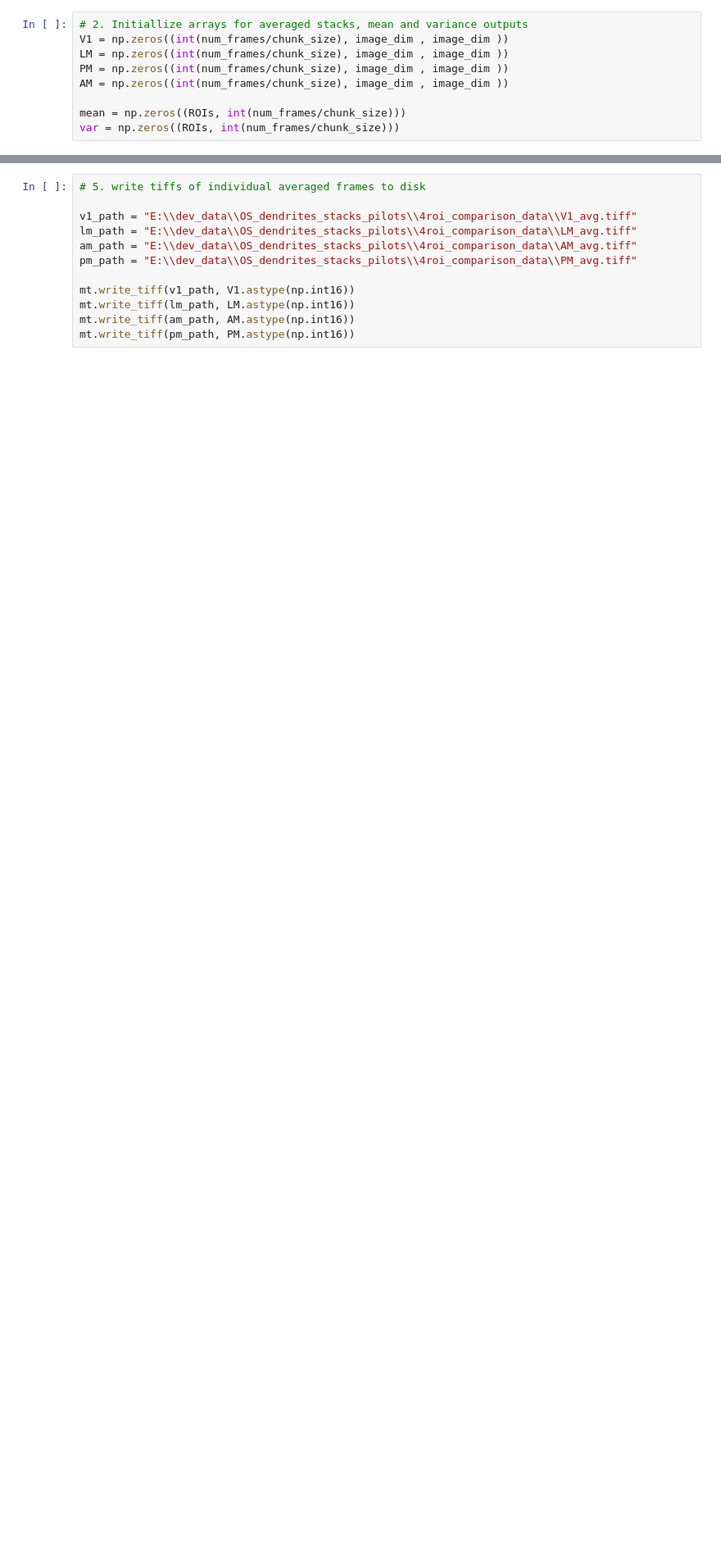
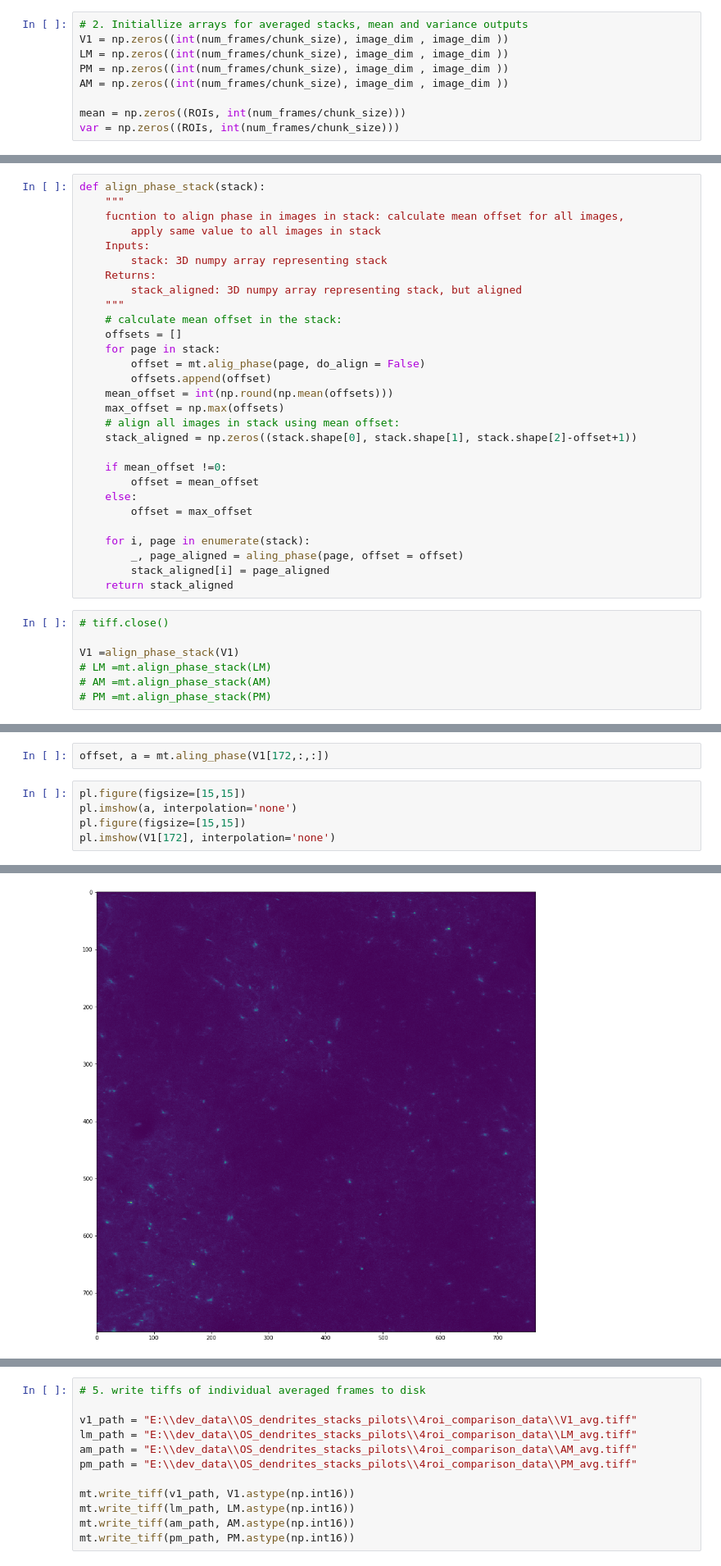
Before and after one commit to nataliaorlova/meso_tools, a Jupyter notebook: meso_tools/notebooks/process_4roi_stack.ipynb, the cells around one changed output, grey strips where cells are left out. Shown at 82% size. Drawn from its saved outputs; the diff is of its cells as text; blank space fills up the shorter version.

Commit message:
align phase debugging

```diff
--- a/meso_tools/notebooks/process_4roi_stack.ipynb
+++ b/meso_tools/notebooks/process_4roi_stack.ipynb
@@ -71,0 +91,36 @@ tiff.close()
+# %%
+def align_phase_stack(stack):
+    """
+    fucntion to align phase in images in stack: calculate mean offset for all images,
+        apply same value to all images in stack
+    Inputs:
+        stack: 3D numpy array representing stack
+    Returns:
+        stack_aligned: 3D numpy array representing stack, but aligned
+    """
+    # calculate mean offset in the stack:
+    offsets = []
+    for page in stack:
+        offset = mt.alig_phase(page, do_align = False)
+        offsets.append(offset)
+    mean_offset = int(np.round(np.mean(offsets)))
+    max_offset = np.max(offsets)
+    # align all images in stack using mean offset:
+    stack_aligned = np.zeros((stack.shape[0], stack.shape[1], stack.shape[2]-offset+1))
+
+    if mean_offset !=0:
+        offset = mean_offset
+    else:
+        offset = max_offset
+
+    for i, page in enumerate(stack):
+        _, page_aligned = aling_phase(page, offset = offset)
+        stack_aligned[i] = page_aligned
+    return stack_aligned
+# %%
+# tiff.close()
+
+V1 =align_phase_stack(V1)
+# LM =mt.align_phase_stack(LM)
+# AM =mt.align_phase_stack(AM)
+# PM =mt.align_phase_stack(PM)
@@ -71,0 +129,8 @@ tiff.close()
+# %%
+offset, a = mt.aling_phase(V1[172,:,:])
+# %%
+pl.figure(figsize=[15,15])
+pl.imshow(a, interpolation='none')
+pl.figure(figsize=[15,15])
+pl.imshow(V1[172], interpolation='none')
+# %% [output]
@@ -71,0 +138 @@ tiff.close()
+[figure, added]
```
Also changed, not shown: parts of 10 cells of this notebook, 1 other file.
